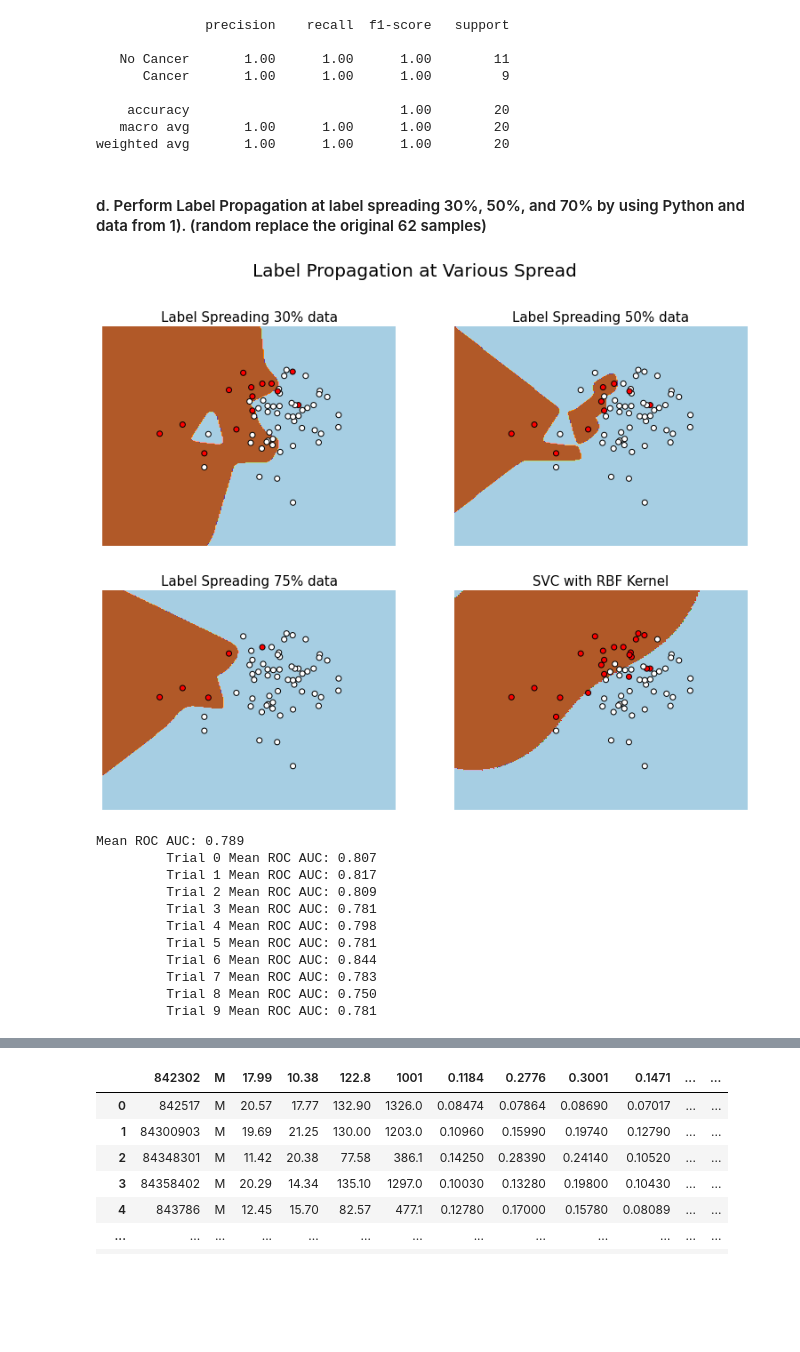
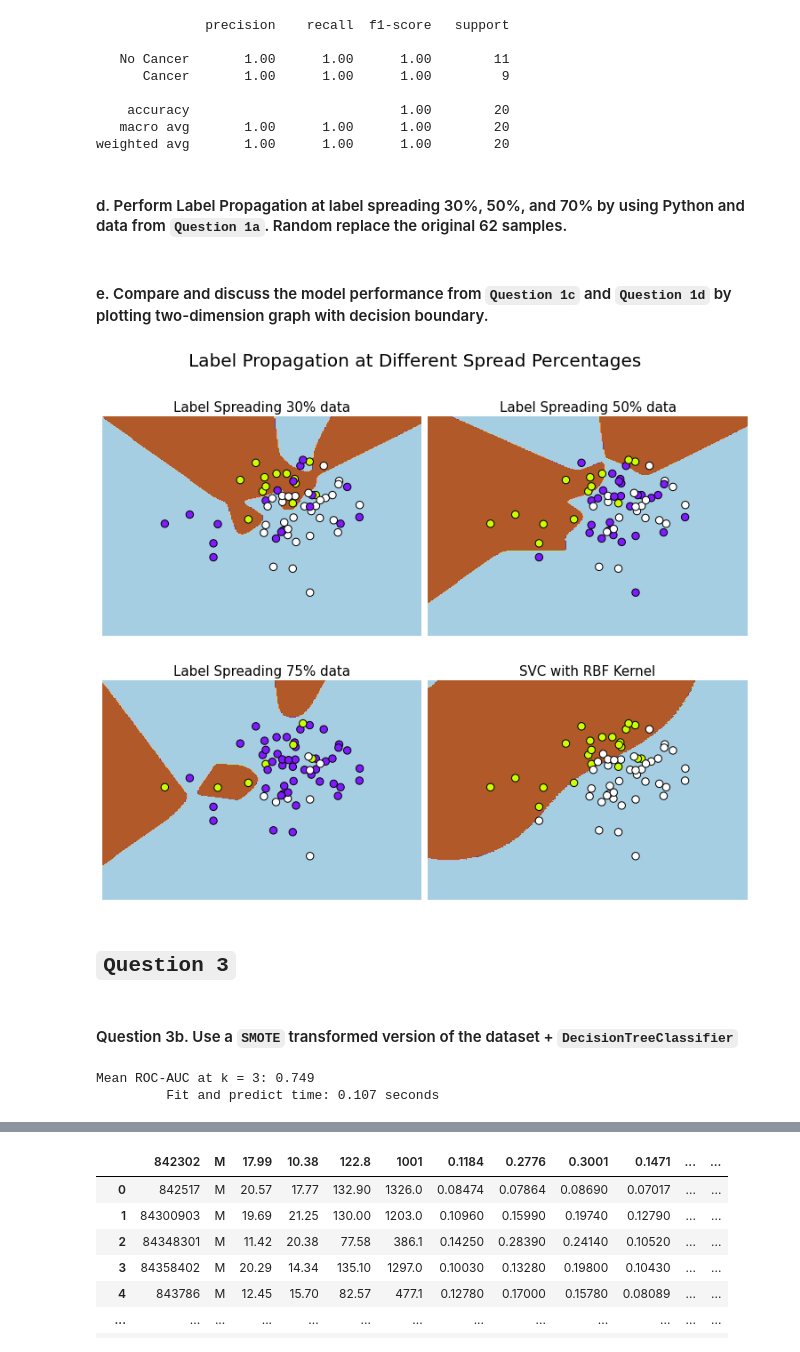
Before and after one commit to rrwabina/RADI608, a Jupyter notebook: Python Lectures/07 Semi-Supervised Learning/scripts/assignment.ipynb, the cells around one changed output, grey strips where cells are left out. Drawn from its saved outputs; the diff is of its cells as text; code cells hidden in the pictures; blank space fills up the shorter version.

```diff
--- a/Python Lectures/07 Semi-Supervised Learning/scripts/assignment.ipynb
+++ b/Python Lectures/07 Semi-Supervised Learning/scripts/assignment.ipynb
@@ -99,5 +102,5 @@ print(classification_report(y_labeled, predictions, target_names = ['No Cancer',
    macro avg       1.00      1.00      1.00        20
 weighted avg       1.00      1.00      1.00        20
 # %% [markdown]
-#### d. Perform Label Propagation at label spreading 30%, 50%, and 70% by using Python and data from 1). (random replace the original 62 samples)
+#### d. Perform Label Propagation at label spreading 30%, 50%, and 70% by using Python and data from <code>Question 1a</code>. Random replace the original 62 samples.
 # %%
@@ -112,66 +119,42 @@ y50, ls50 = label_propagate(X, y, rate = 0.50)
 y75, ls75 = label_propagate(X, y, rate = 0.75)
 
 rbf_svc = (SVC(kernel = 'rbf', gamma = 0.5).fit(X, y), y)
+# %% [markdown]
+#### e. Compare and discuss the model performance from <code>Question 1c</code> and <code>Question 1d</code> by plotting two-dimension graph with decision boundary.
 # %%
+def get_colors(y_list):
+    colors = []
+    for y in y_list:
+        if   y == -1:
+            color = (1, 1,  1)
+        elif y ==  0:
+            color = (0.5, 0.1, 1)
+        elif y ==  1:
+            color = (0.8, 1, 0)
+        colors.append(color)
+    return colors
+
 x_min, x_max = X[:, 0].min() -1, X[:, 0].max() + 1
 y_min, y_max = X[:, 1].min() -1, X[:, 1].max() + 1
 
 h = 0.02
 xx, yy = np.meshgrid(np.arange(x_min, x_max, h), np.arange(y_min, y_max, h))
 titles = ['Label Spreading 30% data', 'Label Spreading 50% data', 'Label Spreading 75% data', 'SVC with RBF Kernel']
 
 plt.figure(figsize = (13, 10))
 for i, (clf, y_train) in enumerate((ls30, ls50, ls75, rbf_svc)):
     plt.subplot(2, 2, i + 1)
     Z = clf.predict(np.c_[xx.ravel(), yy.ravel()])
     Z = Z.reshape(xx.shape)
 
+    plt.subplots_adjust(wspace = 0.02, hspace = 0.2)
     plt.contourf(xx, yy, Z, cmap = plt.cm.Paired)
     plt.axis('off')
-
-    colors = []
-    for y in y_train:
-        if   y == -1:
-            color = (1, 1, 1)
-        elif y ==  0:
-            color = (1, 1, 1)
-        elif y ==  1:
-            color = (1, 0, 0)
-        colors.append(color)
-    plt.scatter(X[:, 0], X[:, 1], c = colors, edgecolors = 'black')
+    plt.scatter(X[:, 0], X[:, 1], s = 70, c = get_colors(y_train), edgecolors = 'black')
     plt.title(titles[i], size = 15)
-
-plt.suptitle('Label Propagation at Various Spread', size = 20)
+plt.suptitle('Label Propagation at Different Spread Percentages', size = 20)
 plt.show()
 # %% [output]
-[figure, old version]
+[figure, new version]
-# %%
-colon_data = pd.read_csv('../data/colon.csv')
-X = colon_data[['T62947', 'H64807']].to_numpy()
-y = colon_data[['Class']].to_numpy()
-
-smote = SMOTE()
-steps = [('over', smote), ('model', DecisionTreeClassifier())]
-pipeline = Pipeline(steps = steps)
-
-cv = RepeatedStratifiedKFold(n_splits = 15, n_repeats = 3, random_state = 1)
-scores = cross_val_score(pipeline, X, y, scoring = 'roc_auc', cv = cv, n_jobs = -1)
-print('Mean ROC AUC: %.3f' % mean(scores))
-
-scores_list = []
-for i in range(0, 10):
-    scores = cross_val_score(pipeline, X, y, scoring = 'roc_auc', cv = cv, n_jobs = -1)
-    print(f'\t Trial {i} Mean ROC AUC: %.3f' % mean(scores))
-    scores_list.append(mean(scores))
-# %% [output]
-Mean ROC AUC: 0.789
-         Trial 0 Mean ROC AUC: 0.807
-         Trial 1 Mean ROC AUC: 0.817
-         Trial 2 Mean ROC AUC: 0.809
-         Trial 3 Mean ROC AUC: 0.781
-         Trial 4 Mean ROC AUC: 0.798
-         Trial 5 Mean ROC AUC: 0.781
-         Trial 6 Mean ROC AUC: 0.844
-         Trial 7 Mean ROC AUC: 0.783
-         Trial 8 Mean ROC AUC: 0.750
-         Trial 9 Mean ROC AUC: 0.781
+# %% [markdown]
+## <code>Question 3</code>
@@ -177,0 +192,7 @@ Mean ROC AUC: 0.789
+# %% [markdown]
+#### Question 3b. Use a <code>SMOTE</code> transformed version of the dataset + <code>DecisionTreeClassifier</code>
+# %%
+main(X, y, include_grids = False, include_under = False)
+# %% [output]
+Mean ROC-AUC at k = 3: 0.749
+         Fit and predict time: 0.107 seconds
```
Also changed, not shown: parts of 7 cells of this notebook.
